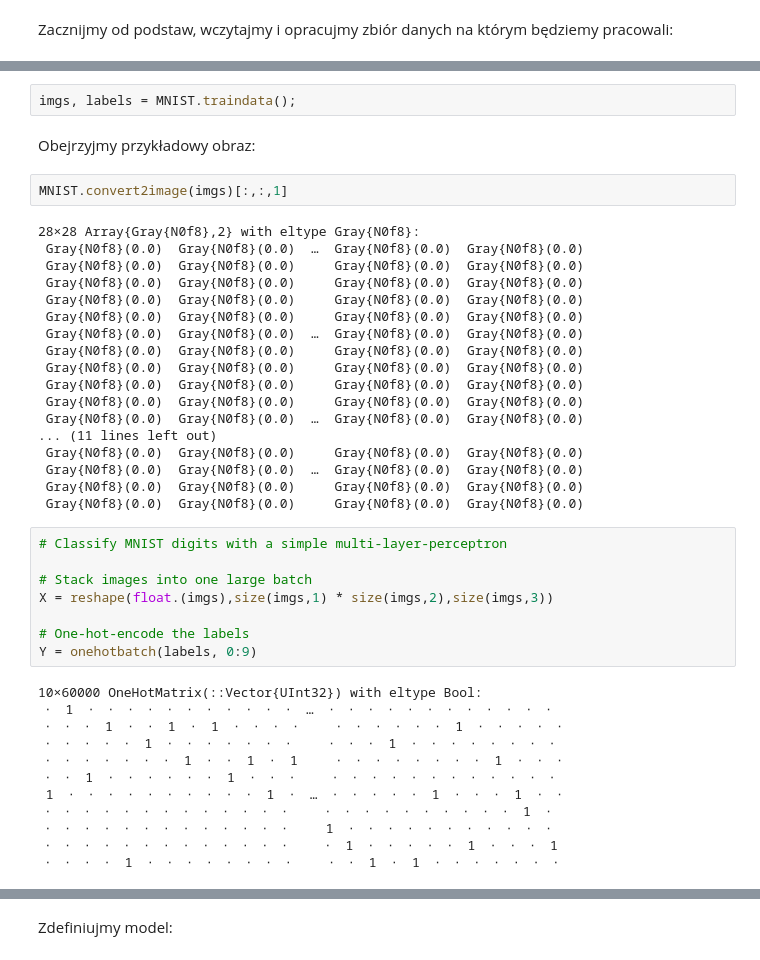
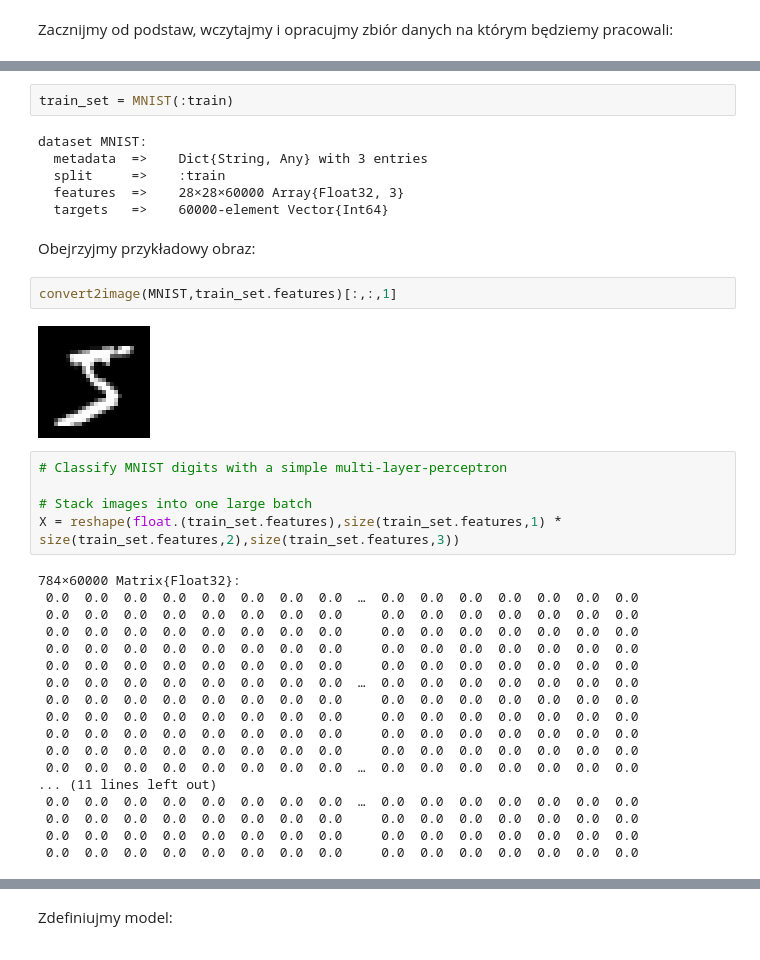
Before and after one commit to bartoszpankratz/221660-0553-Aproksymacja, a Jupyter notebook: 8. Zasady budowania modeli deep learning/zasady_budowania_modeli_deep_learning.ipynb, the cells around one changed output, grey strips where cells are left out. Saved outputs shown, nothing was run; the diff lists cells and outputs as text.

```diff
--- a/8. Zasady budowania modeli deep learning/zasady_budowania_modeli_deep_learning.ipynb
+++ b/8. Zasady budowania modeli deep learning/zasady_budowania_modeli_deep_learning.ipynb
@@ -623,44 +414,37 @@ Do you want to download the dataset from ["https://ossci-datasets.s3.amazonaws.c
-# %%
-imgs, labels = MNIST.traindata();
+# %%
+train_set = MNIST(:train)
+# %% [output]
+dataset MNIST:
+  metadata  =>    Dict{String, Any} with 3 entries
+  split     =>    :train
+  features  =>    28×28×60000 Array{Float32, 3}
+  targets   =>    60000-element Vector{Int64}
 # %% [markdown]
 Obejrzyjmy przykładowy obraz:
-# %%
-MNIST.convert2image(imgs)[:,:,1]
-# %% [output]
-28×28 Array{Gray{N0f8},2} with eltype Gray{N0f8}:
- Gray{N0f8}(0.0)  Gray{N0f8}(0.0)  …  Gray{N0f8}(0.0)  Gray{N0f8}(0.0)
- Gray{N0f8}(0.0)  Gray{N0f8}(0.0)     Gray{N0f8}(0.0)  Gray{N0f8}(0.0)
- Gray{N0f8}(0.0)  Gray{N0f8}(0.0)     Gray{N0f8}(0.0)  Gray{N0f8}(0.0)
- Gray{N0f8}(0.0)  Gray{N0f8}(0.0)     Gray{N0f8}(0.0)  Gray{N0f8}(0.0)
- Gray{N0f8}(0.0)  Gray{N0f8}(0.0)     Gray{N0f8}(0.0)  Gray{N0f8}(0.0)
- Gray{N0f8}(0.0)  Gray{N0f8}(0.0)  …  Gray{N0f8}(0.0)  Gray{N0f8}(0.0)
- Gray{N0f8}(0.0)  Gray{N0f8}(0.0)     Gray{N0f8}(0.0)  Gray{N0f8}(0.0)
- Gray{N0f8}(0.0)  Gray{N0f8}(0.0)     Gray{N0f8}(0.0)  Gray{N0f8}(0.0)
- Gray{N0f8}(0.0)  Gray{N0f8}(0.0)     Gray{N0f8}(0.0)  Gray{N0f8}(0.0)
- Gray{N0f8}(0.0)  Gray{N0f8}(0.0)     Gray{N0f8}(0.0)  Gray{N0f8}(0.0)
- Gray{N0f8}(0.0)  Gray{N0f8}(0.0)  …  Gray{N0f8}(0.0)  Gray{N0f8}(0.0)
-... (11 lines left out)
- Gray{N0f8}(0.0)  Gray{N0f8}(0.0)     Gray{N0f8}(0.0)  Gray{N0f8}(0.0)
- Gray{N0f8}(0.0)  Gray{N0f8}(0.0)  …  Gray{N0f8}(0.0)  Gray{N0f8}(0.0)
- Gray{N0f8}(0.0)  Gray{N0f8}(0.0)     Gray{N0f8}(0.0)  Gray{N0f8}(0.0)
- Gray{N0f8}(0.0)  Gray{N0f8}(0.0)     Gray{N0f8}(0.0)  Gray{N0f8}(0.0)
+# %%
+convert2image(MNIST,train_set.features)[:,:,1]
+# %% [output]
+[figure, added]
 # %%
 # Classify MNIST digits with a simple multi-layer-perceptron
 
 # Stack images into one large batch
-X = reshape(float.(imgs),size(imgs,1) * size(imgs,2),size(imgs,3))
-
-# One-hot-encode the labels
-Y = onehotbatch(labels, 0:9)
+X = reshape(float.(train_set.features),size(train_set.features,1) * size(train_set.features,2),size(train_set.features,3))
 # %% [output]
-10×60000 OneHotMatrix(::Vector{UInt32}) with eltype Bool:
- ⋅  1  ⋅  ⋅  ⋅  ⋅  ⋅  ⋅  ⋅  ⋅  ⋅  ⋅  ⋅  …  ⋅  ⋅  ⋅  ⋅  ⋅  ⋅  ⋅  ⋅  ⋅  ⋅  ⋅  ⋅
- ⋅  ⋅  ⋅  1  ⋅  ⋅  1  ⋅  1  ⋅  ⋅  ⋅  ⋅     ⋅  ⋅  ⋅  ⋅  ⋅  ⋅  1  ⋅  ⋅  ⋅  ⋅  ⋅
- ⋅  ⋅  ⋅  ⋅  ⋅  1  ⋅  ⋅  ⋅  ⋅  ⋅  ⋅  ⋅     ⋅  ⋅  ⋅  1  ⋅  ⋅  ⋅  ⋅  ⋅  ⋅  ⋅  ⋅
- ⋅  ⋅  ⋅  ⋅  ⋅  ⋅  ⋅  1  ⋅  ⋅  1  ⋅  1     ⋅  ⋅  ⋅  ⋅  ⋅  ⋅  ⋅  ⋅  1  ⋅  ⋅  ⋅
- ⋅  ⋅  1  ⋅  ⋅  ⋅  ⋅  ⋅  ⋅  1  ⋅  ⋅  ⋅     ⋅  ⋅  ⋅  ⋅  ⋅  ⋅  ⋅  ⋅  ⋅  ⋅  ⋅  ⋅
- 1  ⋅  ⋅  ⋅  ⋅  ⋅  ⋅  ⋅  ⋅  ⋅  ⋅  1  ⋅  …  ⋅  ⋅  ⋅  ⋅  ⋅  1  ⋅  ⋅  ⋅  1  ⋅  ⋅
- ⋅  ⋅  ⋅  ⋅  ⋅  ⋅  ⋅  ⋅  ⋅  ⋅  ⋅  ⋅  ⋅     ⋅  ⋅  ⋅  ⋅  ⋅  ⋅  ⋅  ⋅  ⋅  ⋅  1  ⋅
- ⋅  ⋅  ⋅  ⋅  ⋅  ⋅  ⋅  ⋅  ⋅  ⋅  ⋅  ⋅  ⋅     1  ⋅  ⋅  ⋅  ⋅  ⋅  ⋅  ⋅  ⋅  ⋅  ⋅  ⋅
- ⋅  ⋅  ⋅  ⋅  ⋅  ⋅  ⋅  ⋅  ⋅  ⋅  ⋅  ⋅  ⋅     ⋅  1  ⋅  ⋅  ⋅  ⋅  ⋅  1  ⋅  ⋅  ⋅  1
- ⋅  ⋅  ⋅  ⋅  1  ⋅  ⋅  ⋅  ⋅  ⋅  ⋅  ⋅  ⋅     ⋅  ⋅  1  ⋅  1  ⋅  ⋅  ⋅  ⋅  ⋅  ⋅  ⋅
+784×60000 Matrix{Float32}:
+ 0.0  0.0  0.0  0.0  0.0  0.0  0.0  0.0  …  0.0  0.0  0.0  0.0  0.0  0.0  0.0
+ 0.0  0.0  0.0  0.0  0.0  0.0  0.0  0.0     0.0  0.0  0.0  0.0  0.0  0.0  0.0
+ 0.0  0.0  0.0  0.0  0.0  0.0  0.0  0.0     0.0  0.0  0.0  0.0  0.0  0.0  0.0
+ 0.0  0.0  0.0  0.0  0.0  0.0  0.0  0.0     0.0  0.0  0.0  0.0  0.0  0.0  0.0
+ 0.0  0.0  0.0  0.0  0.0  0.0  0.0  0.0     0.0  0.0  0.0  0.0  0.0  0.0  0.0
+ 0.0  0.0  0.0  0.0  0.0  0.0  0.0  0.0  …  0.0  0.0  0.0  0.0  0.0  0.0  0.0
+ 0.0  0.0  0.0  0.0  0.0  0.0  0.0  0.0     0.0  0.0  0.0  0.0  0.0  0.0  0.0
+ 0.0  0.0  0.0  0.0  0.0  0.0  0.0  0.0     0.0  0.0  0.0  0.0  0.0  0.0  0.0
+ 0.0  0.0  0.0  0.0  0.0  0.0  0.0  0.0     0.0  0.0  0.0  0.0  0.0  0.0  0.0
+ 0.0  0.0  0.0  0.0  0.0  0.0  0.0  0.0     0.0  0.0  0.0  0.0  0.0  0.0  0.0
+ 0.0  0.0  0.0  0.0  0.0  0.0  0.0  0.0  …  0.0  0.0  0.0  0.0  0.0  0.0  0.0
+... (11 lines left out)
+ 0.0  0.0  0.0  0.0  0.0  0.0  0.0  0.0  …  0.0  0.0  0.0  0.0  0.0  0.0  0.0
+ 0.0  0.0  0.0  0.0  0.0  0.0  0.0  0.0     0.0  0.0  0.0  0.0  0.0  0.0  0.0
+ 0.0  0.0  0.0  0.0  0.0  0.0  0.0  0.0     0.0  0.0  0.0  0.0  0.0  0.0  0.0
+ 0.0  0.0  0.0  0.0  0.0  0.0  0.0  0.0     0.0  0.0  0.0  0.0  0.0  0.0  0.0
```
Also changed, not shown: parts of 55 cells of this notebook, 4 other files.
